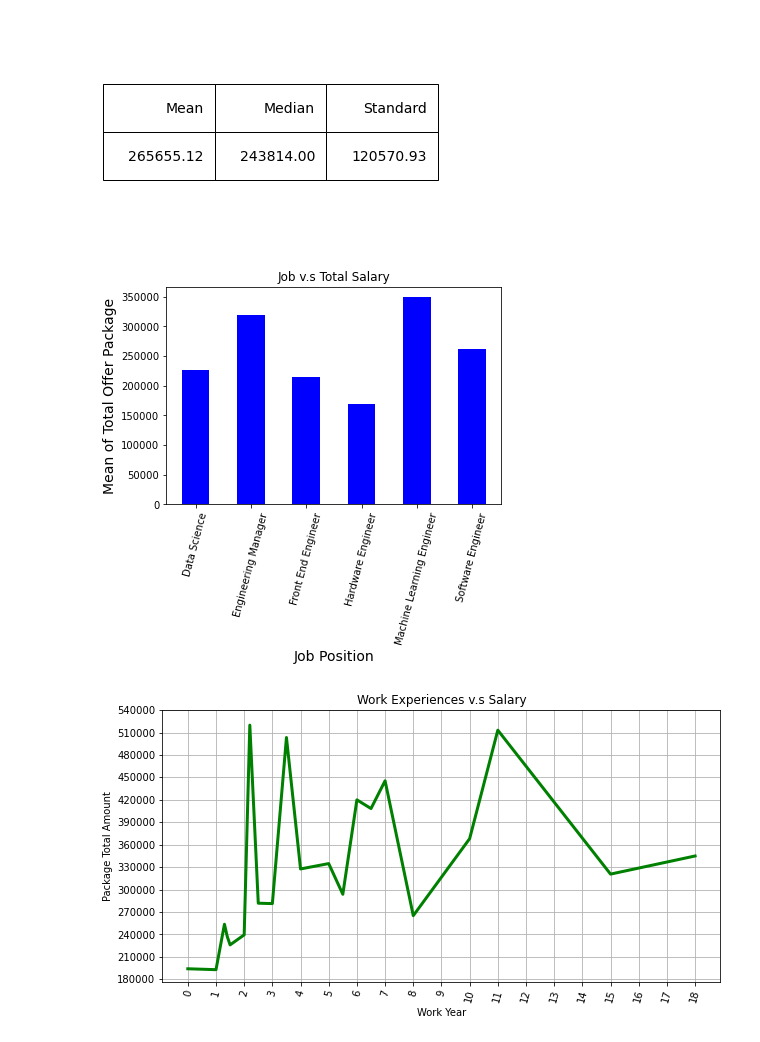
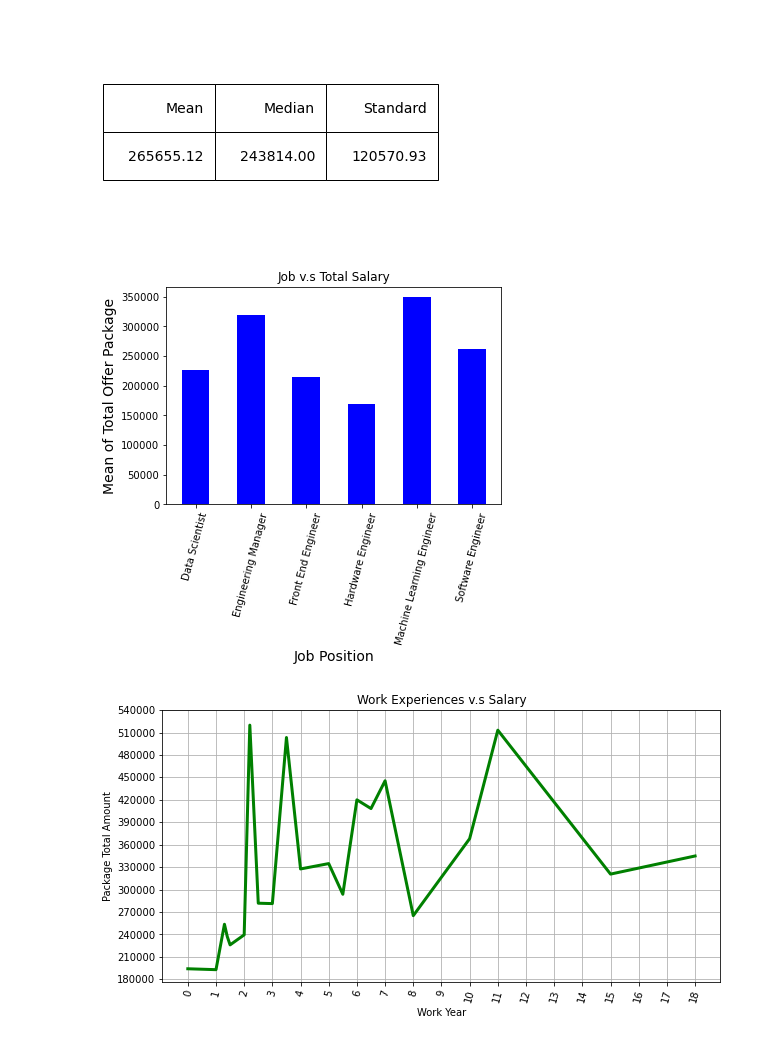
Before and after one commit to dorothyjx/damg-6105-Final-Project, a Jupyter notebook: project_final.ipynb, the cells around one changed output. Drawn from its saved outputs; the diff is of its cells as text; code cells hidden in the pictures.

```diff
--- a/project_final.ipynb
+++ b/project_final.ipynb
@@ -525,20 +525,20 @@ plt.savefig('./figures/MeanMedianStd.png', bbox_inches='tight')
 # %%
 # Job comparison chart
 # Jobs included: Mean of Software Engineer, mean of Data Scientist, mean of Machine Learning.
 
-jobs = ['Data Science', 'Engineering Manager', 'Front End Engineer', 'Hardware Engineer',
+jobs = ['Data Scientist', 'Engineering Manager', 'Front End Engineer', 'Hardware Engineer',
        'Machine Learning Engineer', 'Software Engineer']
 average = salaryInfo.groupby('Job').Total.mean()
 
 fig = plt.figure()
 plt.bar(jobs, height = average, color = 'b', width = 0.5)
 plt.title('Job v.s Total Salary')
 plt.xlabel('Job Position', fontsize=14)
 plt.xticks(rotation=75)
 plt.ylabel('Mean of Total Offer Package', fontsize=14)
 fig.savefig('./figures/JobSalary.png', bbox_inches='tight')
 # %% [output]
-[figure, old version]
+[figure, new version]
 # %%
 # Working Experience v.s. Salary
 # Expected to be a line chart or scattered dots
```
Also changed, not shown: parts of 3 cells of this notebook, 7 other files.
